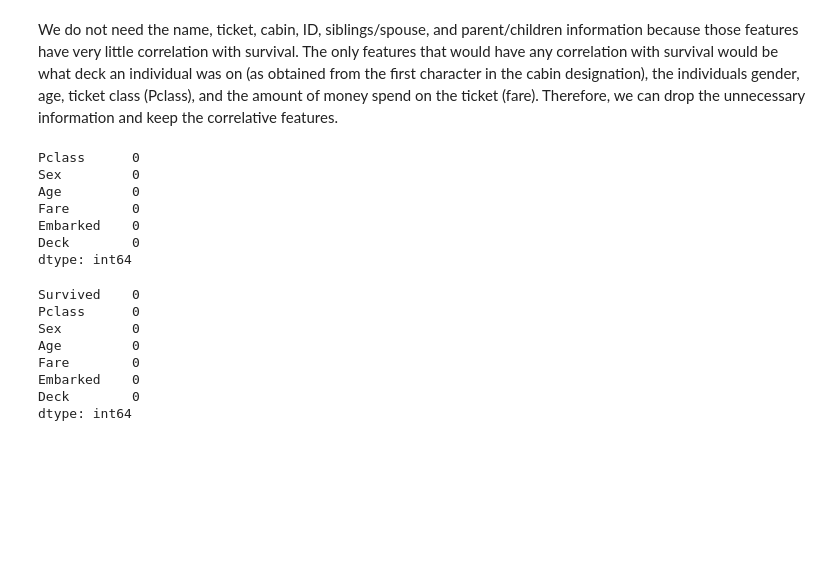
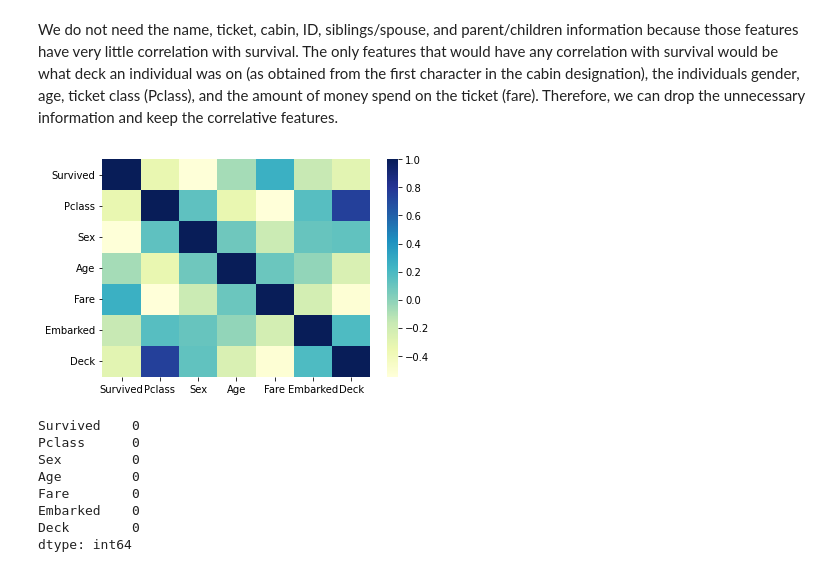
Before and after one commit to nikhilmsreedhar/titanicSurvivorPredictions, a Jupyter notebook: DecisionTreeVsRandomForest.ipynb, the cells around one changed output. Drawn from its saved outputs; the diff is of its cells as text; code cells hidden in the pictures; blank space fills up the shorter version.

```diff
--- a/DecisionTreeVsRandomForest.ipynb
+++ b/DecisionTreeVsRandomForest.ipynb
@@ -122,15 +121,11 @@ train.head()
 # %% [markdown]
 We do not need the name, ticket, cabin, ID, siblings/spouse, and parent/children information because those features have very little correlation with survival. The only features that would have any correlation with survival would be what deck an individual was on (as obtained from the first character in the cabin designation), the individuals gender, age, ticket class (Pclass), and the amount of money spend on the ticket (fare). Therefore, we can drop the unnecessary information and keep the correlative features.
 # %%
-test.isnull().sum() # check if there are any more missing feature values for the testing set
+sns.heatmap(train.corr(), cmap = "YlGnBu")
+plt.show()
+# test.isnull().sum() # check if there are any more missing feature values for the testing set
 # %% [output]
-Pclass      0
-Sex         0
-Age         0
-Fare        0
-Embarked    0
-Deck        0
-dtype: int64
+[figure, added]
 # %%
 train.isnull().sum() # check if there are any more missing feature values for the testing set
 # %% [output]
```
Also changed, not shown: parts of 9 cells of this notebook, 1 other file.
